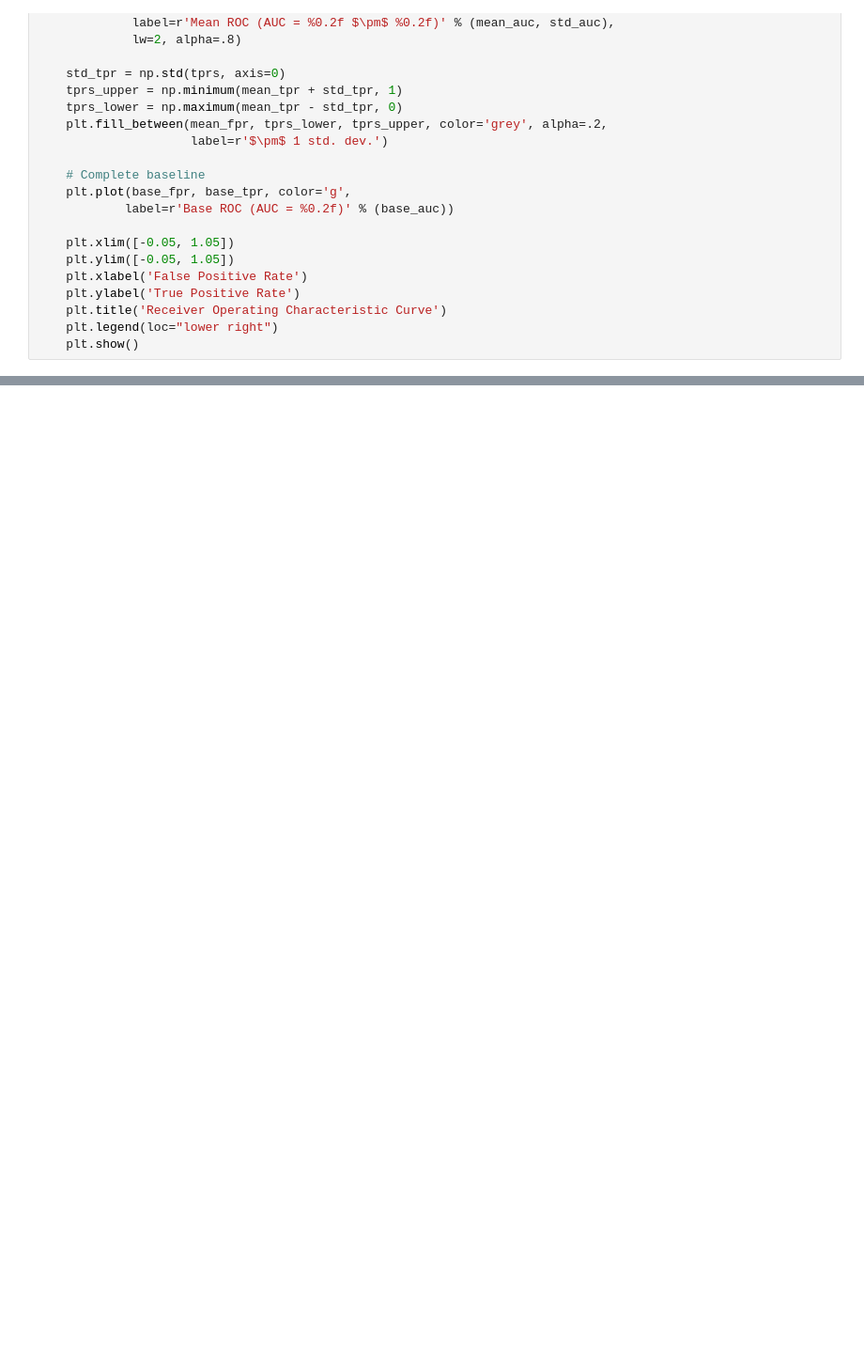
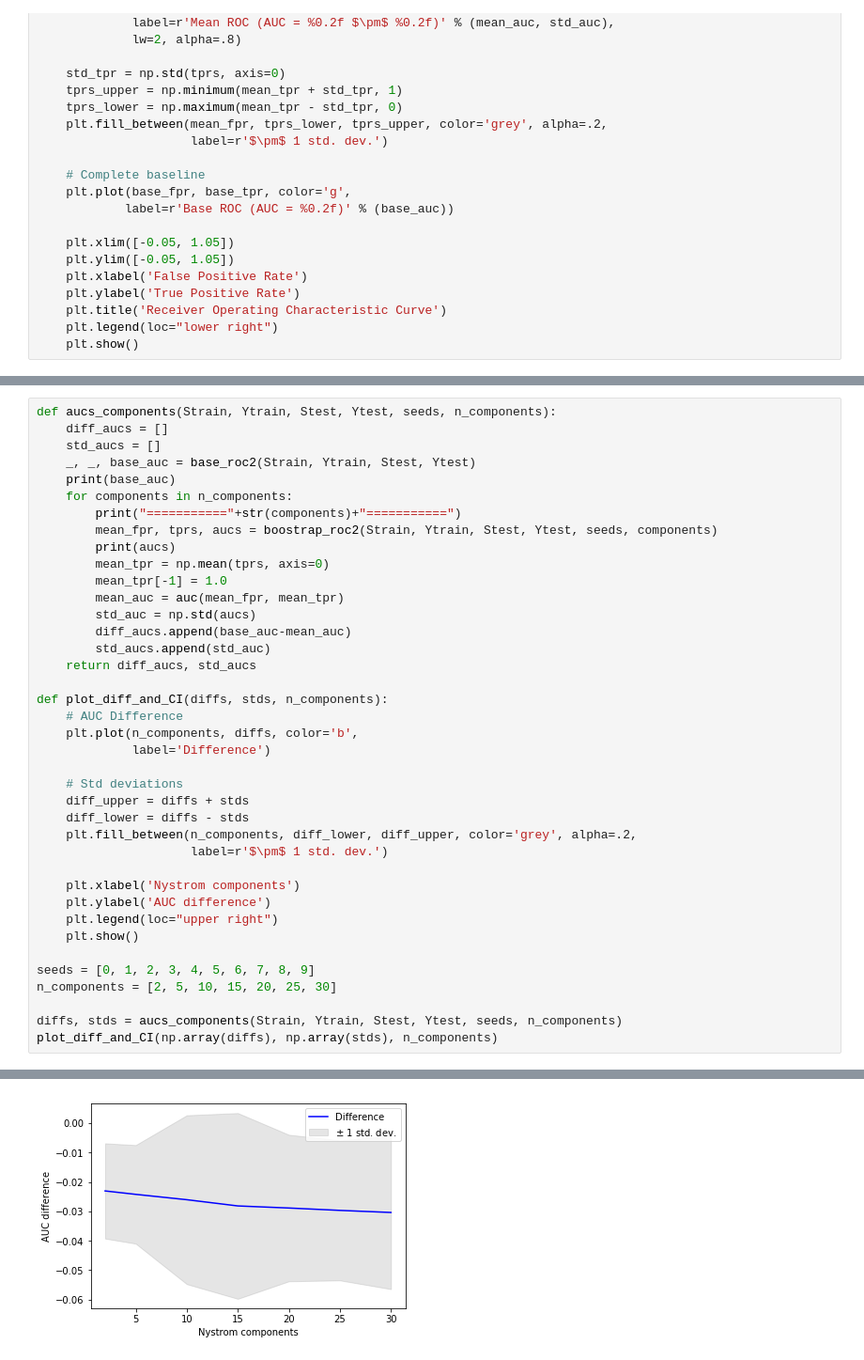
Before and after one commit to kdgutier/FastOCSMM, a Jupyter notebook: OneClassSMM2.ipynb, the cells around one changed output, grey strips where cells are left out. Shown at 94% size. Drawn from its saved outputs; the diff is of its cells as text; blank space fills up the shorter version.

```diff
--- a/OneClassSMM2.ipynb
+++ b/OneClassSMM2.ipynb
@@ -366,0 +455,40 @@ plot_mean_and_CI(mean_fpr, tprs, aucs, base_fpr, base_tpr, base_auc)
+# %%
+def aucs_components(Strain, Ytrain, Stest, Ytest, seeds, n_components):
+    diff_aucs = []
+    std_aucs = []
+    _, _, base_auc = base_roc2(Strain, Ytrain, Stest, Ytest)
+    print(base_auc)
+    for components in n_components:
+        print("==========="+str(components)+"===========")
+        mean_fpr, tprs, aucs = boostrap_roc2(Strain, Ytrain, Stest, Ytest, seeds, components)
+        print(aucs)
+        mean_tpr = np.mean(tprs, axis=0)
+        mean_tpr[-1] = 1.0
+        mean_auc = auc(mean_fpr, mean_tpr)
+        std_auc = np.std(aucs)
+        diff_aucs.append(base_auc-mean_auc)
+        std_aucs.append(std_auc)
+    return diff_aucs, std_aucs
+
+def plot_diff_and_CI(diffs, stds, n_components):
+    # AUC Difference
+    plt.plot(n_components, diffs, color='b',
+             label='Difference')
+
+    # Std deviations
+    diff_upper = diffs + stds
+    diff_lower = diffs - stds
+    plt.fill_between(n_components, diff_lower, diff_upper, color='grey', alpha=.2,
+                     label=r'$\pm$ 1 std. dev.')
+
+    plt.xlabel('Nystrom components')
+    plt.ylabel('AUC difference')
+    plt.legend(loc="upper right")
+    plt.show()
+
+seeds = [0, 1, 2, 3, 4, 5, 6, 7, 8, 9]
+n_components = [2, 5, 10, 15, 20, 25, 30]
+
+diffs, stds = aucs_components(Strain, Ytrain, Stest, Ytest, seeds, n_components)
+plot_diff_and_CI(np.array(diffs), np.array(stds), n_components)
+# %% [output]
@@ -366,0 +510 @@ plot_mean_and_CI(mean_fpr, tprs, aucs, base_fpr, base_tpr, base_auc)
+[figure, added]
```
Also changed, not shown: parts of 14 cells of this notebook, 3 other files.
